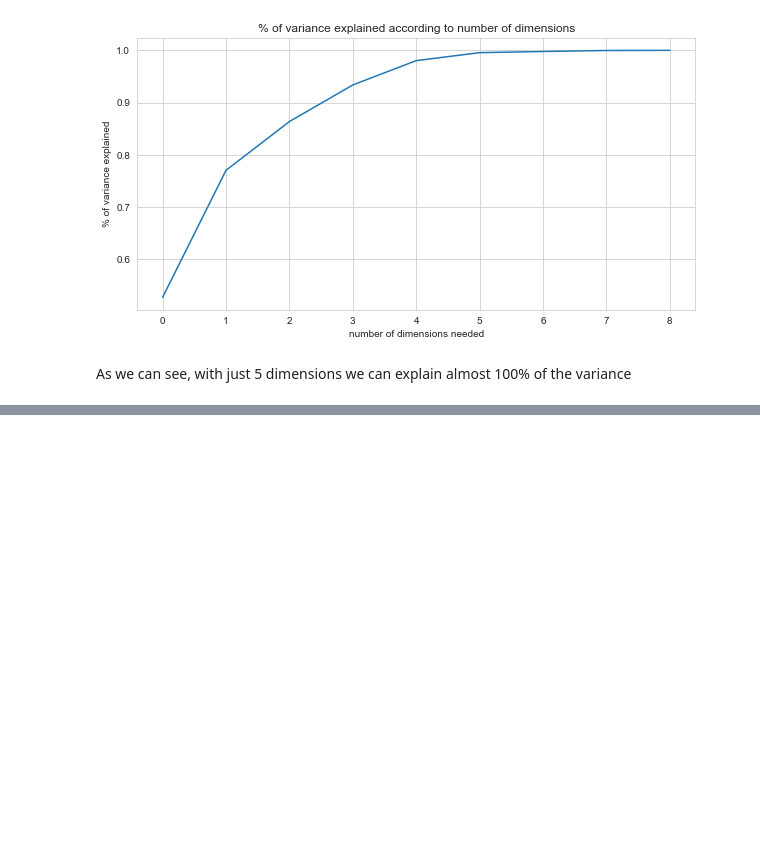
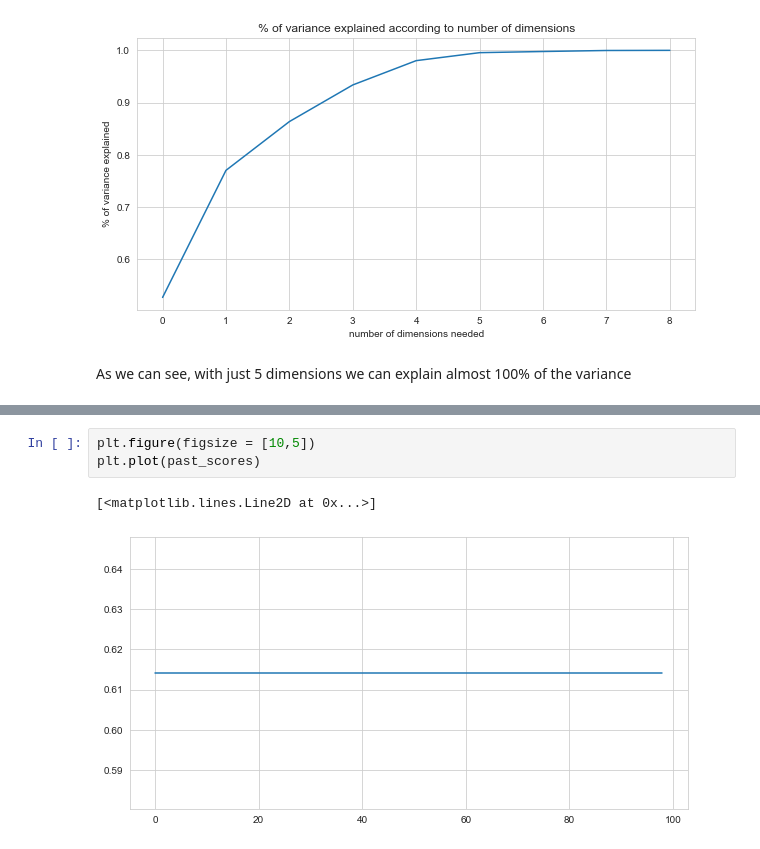
Before and after one commit to LiorBreitman8234/ML_SEM2, a Jupyter notebook: nba shots.ipynb, the cells around one changed output, grey strips where cells are left out. Drawn from its saved outputs; the diff is of its cells as text; blank space fills up the shorter version.

```diff
--- a/nba shots.ipynb
+++ b/nba shots.ipynb
@@ -1238,0 +1310,6 @@ With 5 dimensions, we can explain 97.8 precent of the variance! so we will not u
+# %%
+plt.figure(figsize = [10,5])
+plt.plot(past_scores)
+# %% [output]
+[<matplotlib.lines.Line2D at 0x...>]
+[figure, added]
```
Also changed, not shown: parts of 17 cells of this notebook.
